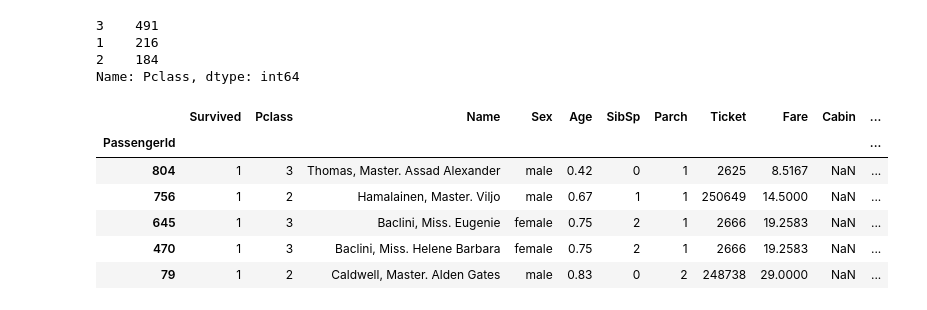
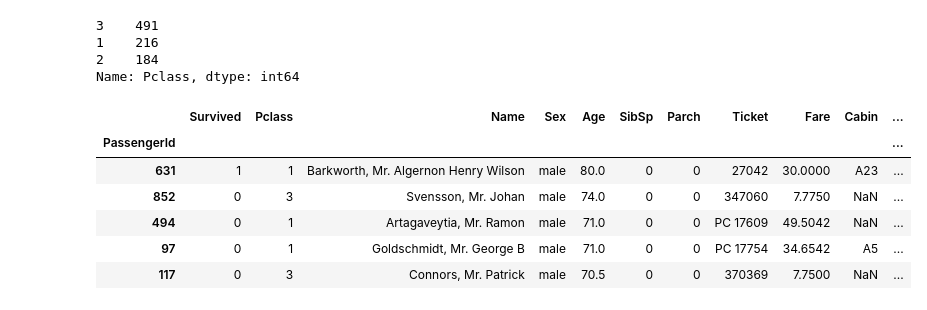
Before and after one commit to meAnirban/Python_pandas, a Jupyter notebook: Pandas.ipynb, the cells around one changed output. Saved outputs shown, nothing was run; the diff lists cells and outputs as text; code cells hidden in the pictures.

```diff
--- a/Pandas.ipynb
+++ b/Pandas.ipynb
@@ -631,12 +631,12 @@ titanic["Pclass"].value_counts()
 2    184
 Name: Pclass, dtype: int64
 # %%
-titanic.sort_values(by="Age").head()
+titanic.sort_values(by="Age", ascending= False).head()
 # %% [output]
 |  | Survived | Pclass | Name | Sex | Age | SibSp | Parch | Ticket | Fare | Cabin | ... |
 | PassengerId |  |  |  |  |  |  |  |  |  |  | ... |
-| 804 | 1 | 3 | Thomas, Master. Assad Alexander | male | 0.42 | 0 | 1 | 2625 | 8.5167 | NaN | ... |
-| 756 | 1 | 2 | Hamalainen, Master. Viljo | male | 0.67 | 1 | 1 | 250649 | 14.5000 | NaN | ... |
-| 645 | 1 | 3 | Baclini, Miss. Eugenie | female | 0.75 | 2 | 1 | 2666 | 19.2583 | NaN | ... |
-| 470 | 1 | 3 | Baclini, Miss. Helene Barbara | female | 0.75 | 2 | 1 | 2666 | 19.2583 | NaN | ... |
-| 79 | 1 | 2 | Caldwell, Master. Alden Gates | male | 0.83 | 0 | 2 | 248738 | 29.0000 | NaN | ... |
+| 631 | 1 | 1 | Barkworth, Mr. Algernon Henry Wilson | male | 80.0 | 0 | 0 | 27042 | 30.0000 | A23 | ... |
+| 852 | 0 | 3 | Svensson, Mr. Johan | male | 74.0 | 0 | 0 | 347060 | 7.7750 | NaN | ... |
+| 494 | 0 | 1 | Artagaveytia, Mr. Ramon | male | 71.0 | 0 | 0 | PC 17609 | 49.5042 | NaN | ... |
+| 97 | 0 | 1 | Goldschmidt, Mr. George B | male | 71.0 | 0 | 0 | PC 17754 | 34.6542 | A5 | ... |
+| 117 | 0 | 3 | Connors, Mr. Patrick | male | 70.5 | 0 | 0 | 370369 | 7.7500 | NaN | ... |
```
Also changed, not shown: parts of 32 cells of this notebook.
